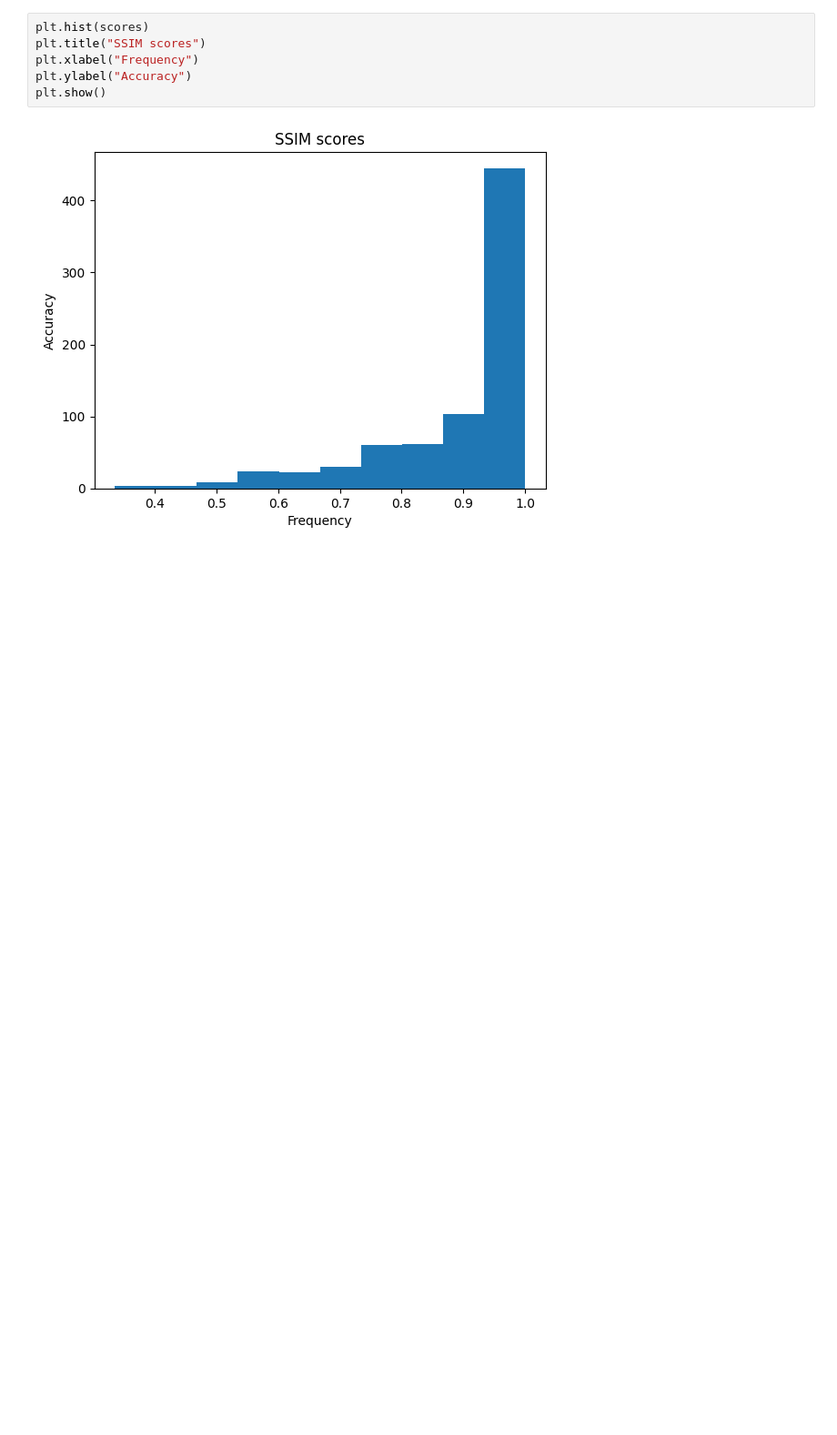
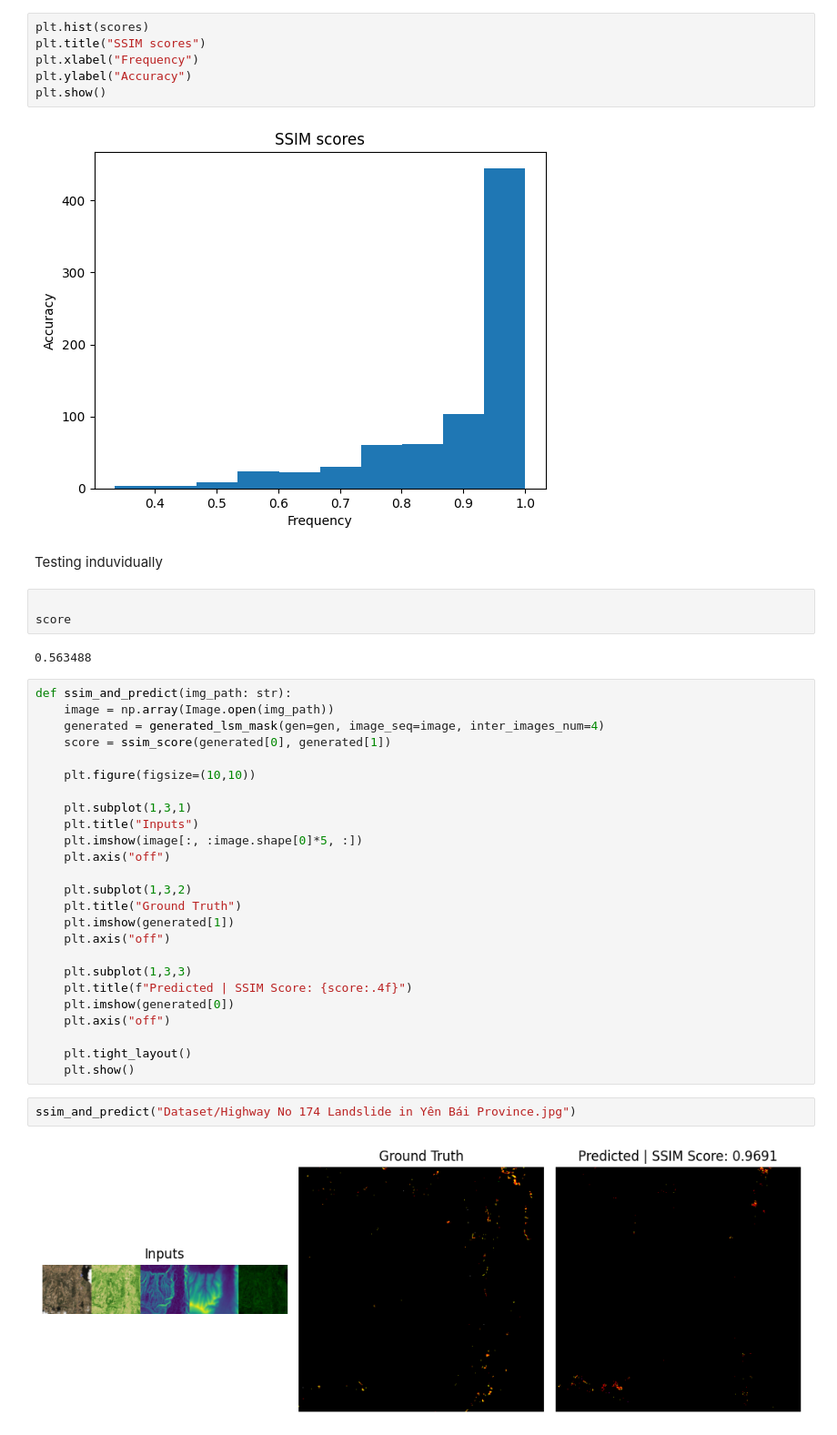
Before and after one commit to Neural-Mapping/Multi-Pix2Pix, a Jupyter notebook: Structural Similarity Index evaluation.ipynb, the cells around one changed output. Shown: that part at 91% size. Saved outputs shown, nothing was run; the diff lists cells and outputs as text; blank space fills up the shorter version.

Commit message:
udates to ssim

```diff
--- a/Structural Similarity Index evaluation.ipynb
+++ b/Structural Similarity Index evaluation.ipynb
@@ -87,3 +89,39 @@ plt.ylabel("Accuracy")
 plt.show()
 # %% [output]
 [figure]
+# %% [markdown]
+Testing induvidually
+# %%
+
+score
+# %% [output]
+0.563488
+# %%
+def ssim_and_predict(img_path: str):
+    image = np.array(Image.open(img_path))
+    generated = generated_lsm_mask(gen=gen, image_seq=image, inter_images_num=4)
+    score = ssim_score(generated[0], generated[1])
+
+    plt.figure(figsize=(10,10))
+
+    plt.subplot(1,3,1)
+    plt.title("Inputs")
+    plt.imshow(image[:, :image.shape[0]*5, :])
+    plt.axis("off")
+
+    plt.subplot(1,3,2)
+    plt.title("Ground Truth")
+    plt.imshow(generated[1])
+    plt.axis("off")
+
+    plt.subplot(1,3,3)
+    plt.title(f"Predicted | SSIM Score: {score:.4f}")
+    plt.imshow(generated[0])
+    plt.axis("off")
+
+    plt.tight_layout()
+    plt.show()
+# %%
+ssim_and_predict("Dataset/Highway No 174 Landslide in Yên Bái Province.jpg")
+# %% [output]
+[figure, added]
```
Also changed, not shown: parts of 5 cells of this notebook.
